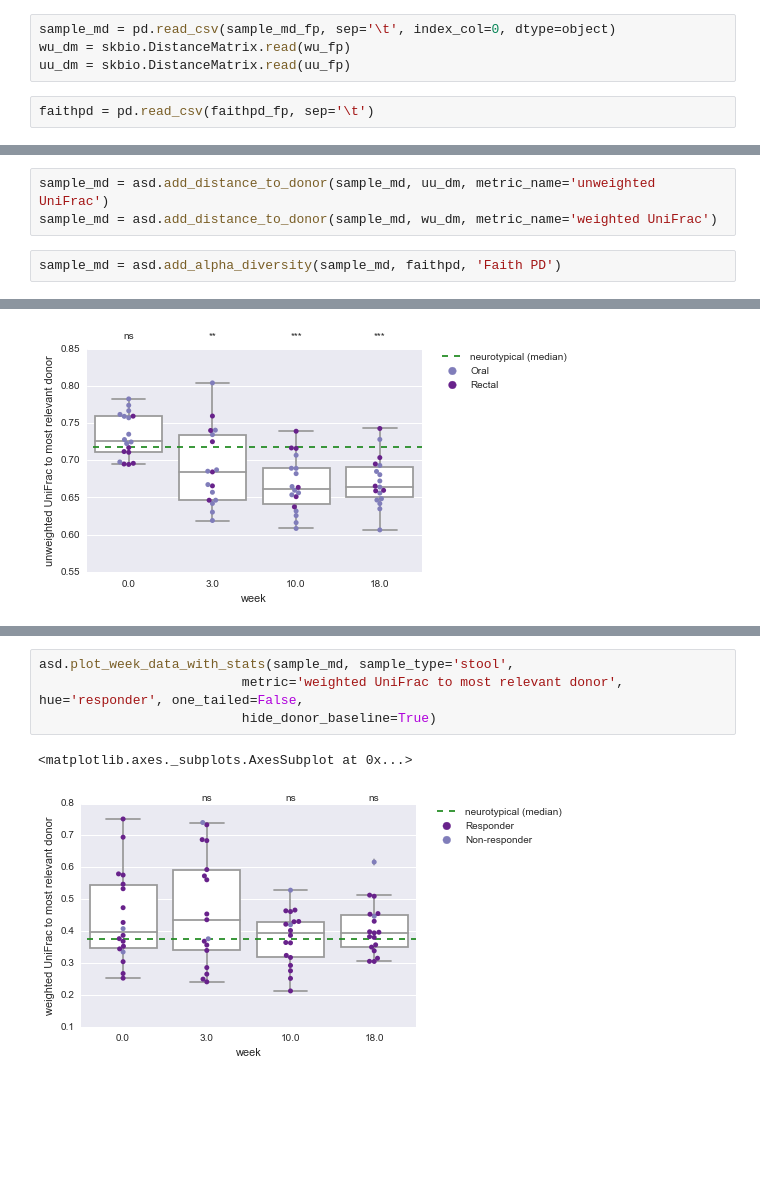
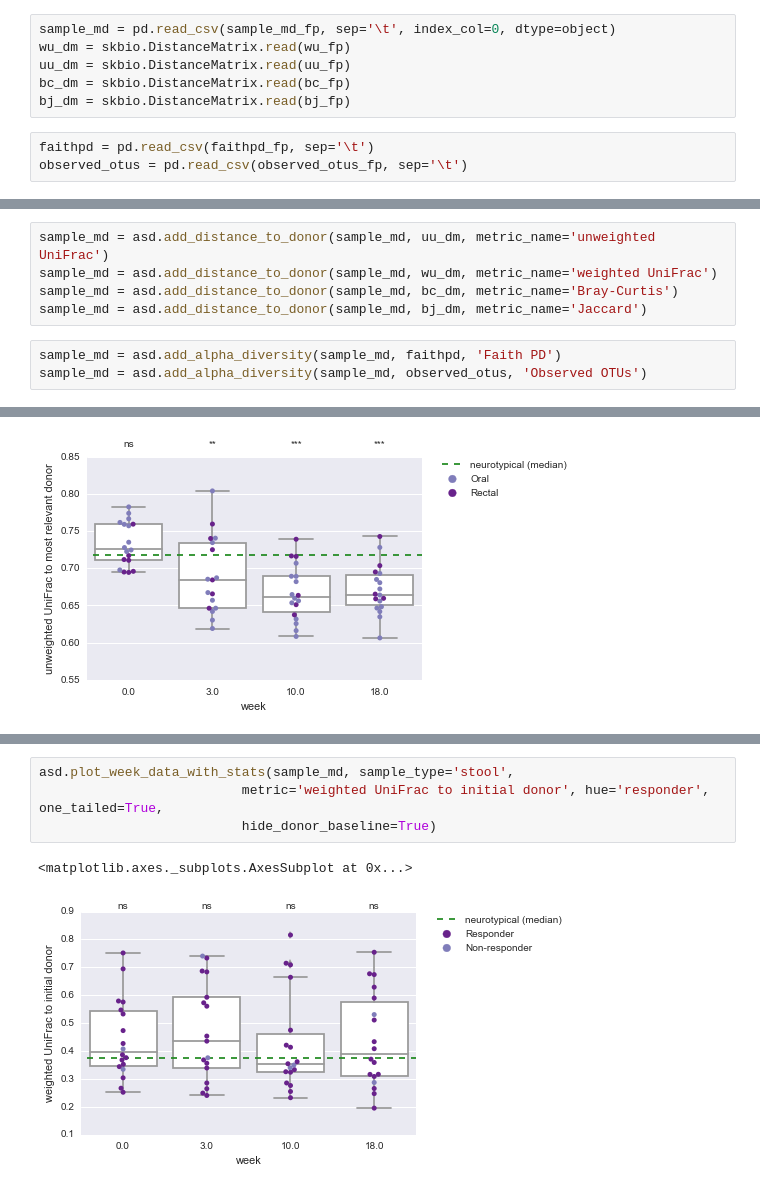
Before and after one commit to khemlalnirmalkar/autism-fmt1, a Jupyter notebook: engraftment.ipynb, the cells around one changed output, grey strips where cells are left out. Cells and saved outputs as stored; diff of their text form; blank space fills up the shorter version.

Commit message:
added non-phylogenetic metrics

```diff
--- a/engraftment.ipynb
+++ b/engraftment.ipynb
@@ -25,8 +34,11 @@ MD5 (../microbiome-data/run1-4/vsearch-100/cd_even5721/arare_max5721/alpha_div_c
 sample_md = pd.read_csv(sample_md_fp, sep='\t', index_col=0, dtype=object)
 wu_dm = skbio.DistanceMatrix.read(wu_fp)
 uu_dm = skbio.DistanceMatrix.read(uu_fp)
+bc_dm = skbio.DistanceMatrix.read(bc_fp)
+bj_dm = skbio.DistanceMatrix.read(bj_fp)
 # %%
 faithpd = pd.read_csv(faithpd_fp, sep='\t')
+observed_otus = pd.read_csv(observed_otus_fp, sep='\t')
 # %%
 asd.get_donor_sids(sample_md)
 # %% [output]
@@ -40,8 +52,11 @@ asd.get_donor_sids(sample_md)
 # %%
 sample_md = asd.add_distance_to_donor(sample_md, uu_dm, metric_name='unweighted UniFrac')
 sample_md = asd.add_distance_to_donor(sample_md, wu_dm, metric_name='weighted UniFrac')
+sample_md = asd.add_distance_to_donor(sample_md, bc_dm, metric_name='Bray-Curtis')
+sample_md = asd.add_distance_to_donor(sample_md, bj_dm, metric_name='Jaccard')
 # %%
 sample_md = asd.add_alpha_diversity(sample_md, faithpd, 'Faith PD')
+sample_md = asd.add_alpha_diversity(sample_md, observed_otus, 'Observed OTUs')
 # %%
 sample_md
 # %% [output]
@@ -154,7 +193,7 @@ asd.plot_week_data_with_stats(sample_md, sample_type='stool',
 # %%
 asd.plot_week_data_with_stats(sample_md, sample_type='stool',
-                          metric='weighted UniFrac to most relevant donor', hue='responder', one_tailed=False,
+                          metric='weighted UniFrac to initial donor', hue='responder', one_tailed=True,
                           hide_donor_baseline=True)
 # %% [output]
 <matplotlib.axes._subplots.AxesSubplot at 0x...>
-[figure, old version]
+[figure, new version]
```
Also changed, not shown: parts of 11 cells of this notebook.
